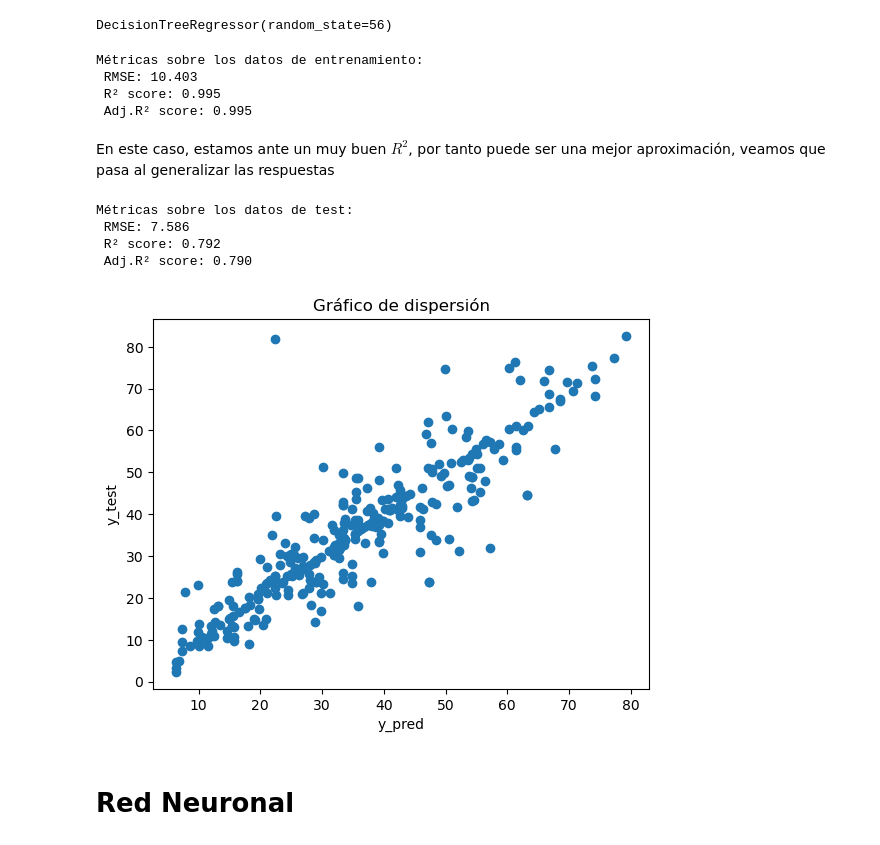
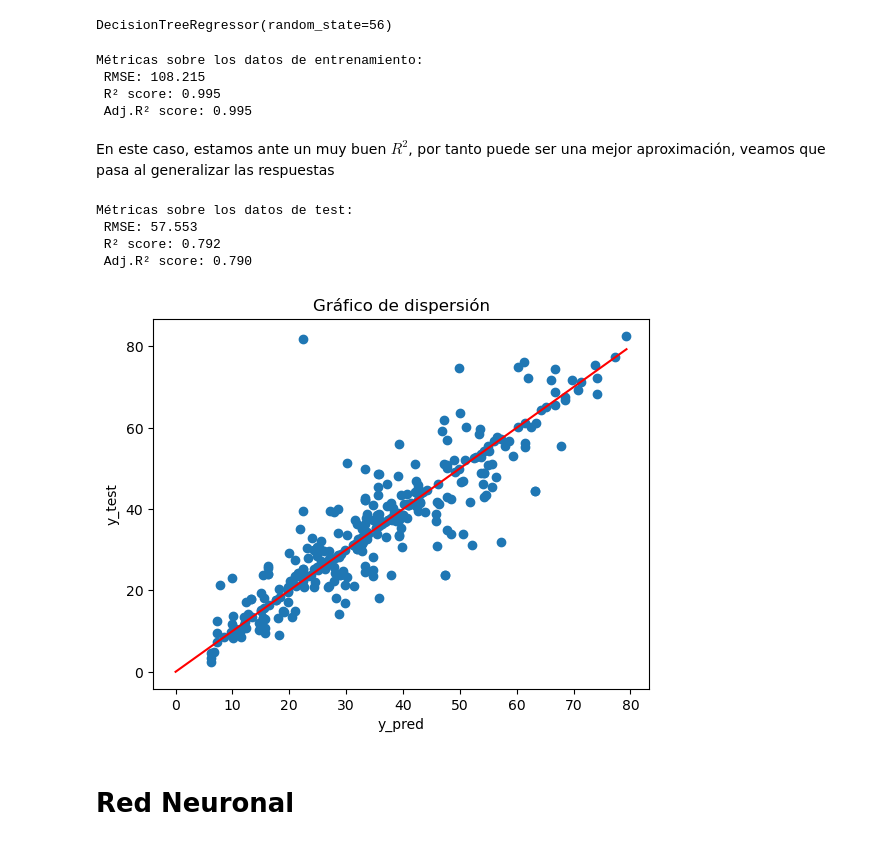
Before and after one commit to PedroAngelFM/TFG, a Jupyter notebook: Python/Código/TFG-Cemento (1).ipynb, the cells around one changed output. Saved outputs shown, nothing was run; the diff lists cells and outputs as text; code cells hidden in the pictures.

```diff
--- a/Python/Código/TFG-Cemento.ipynb
+++ b/Python/Código/TFG-Cemento (1).ipynb
@@ -153,14 +219,14 @@ DecisionTreeRegressor(random_state=56)
 # %%
 # Métricas:
 print("Métricas sobre los datos de entrenamiento:")
-print(' RMSE: %.3f' % metrics.mean_squared_error(y_train, y_train_pred, squared=False))
+print(' RMSE: %.3f' % metrics.mean_squared_error(y_train, y_train_pred, squared=True))
 R2 = regressor.score(X_train, y_train)
 print(' R² score: %.3f' % R2)
 AdjR2 = adjusted_R2(R2, y_train.shape[0], X_train.shape[1])
 print(' Adj.R² score: %.3f' % AdjR2)
 # %% [output]
 Métricas sobre los datos de entrenamiento:
- RMSE: 10.403
+ RMSE: 108.215
  R² score: 0.995
  Adj.R² score: 0.995
 # %% [markdown]
@@ -170,28 +236,30 @@ y_pred = regressor.predict(X_test)
 y_pred_arbol=y_pred
 # Métricas:
 print("Métricas sobre los datos de test:")
-print(' RMSE: %.3f' % metrics.mean_squared_error(y_test, y_pred, squared=False))
+print(' RMSE: %.3f' % metrics.mean_squared_error(y_test, y_pred, squared=True))
 R2 = regressor.score(X_test, y_test)
 print(' R² score: %.3f' % R2)
 AdjR2 = adjusted_R2(R2, y_train.shape[0], X_train.shape[1])
 print(' Adj.R² score: %.3f' % AdjR2)
 # %% [output]
 Métricas sobre los datos de test:
- RMSE: 7.586
+ RMSE: 57.553
  R² score: 0.792
  Adj.R² score: 0.790
 # %%
 plt.scatter(y_pred, y_test)
 
 # Personalizar el gráfico
 plt.title("Gráfico de dispersión")
 plt.xlabel("y_pred")
 plt.ylabel("y_test")
-
+x=[0,np.max(y_pred)]
+y=[0,np.max(y_pred)]
+plt.plot(x, y,color='red')
 # Mostrar el gráfico
 plt.show()
 # %% [output]
-[figure, old version]
+[figure, new version]
 # %% [markdown]
 # Red Neuronal
 # %%
```
Also changed, not shown: parts of 19 cells of this notebook, 15 other files.
